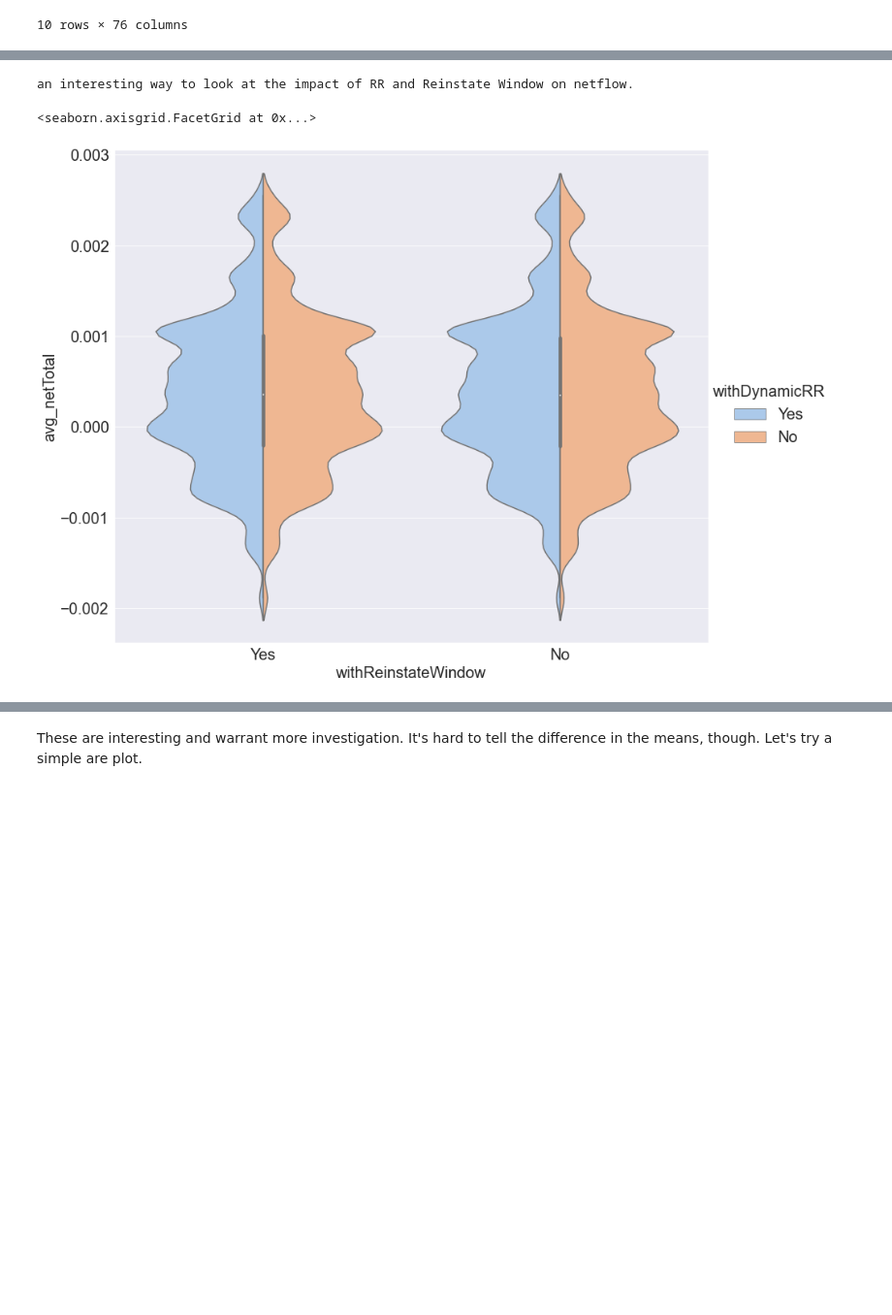
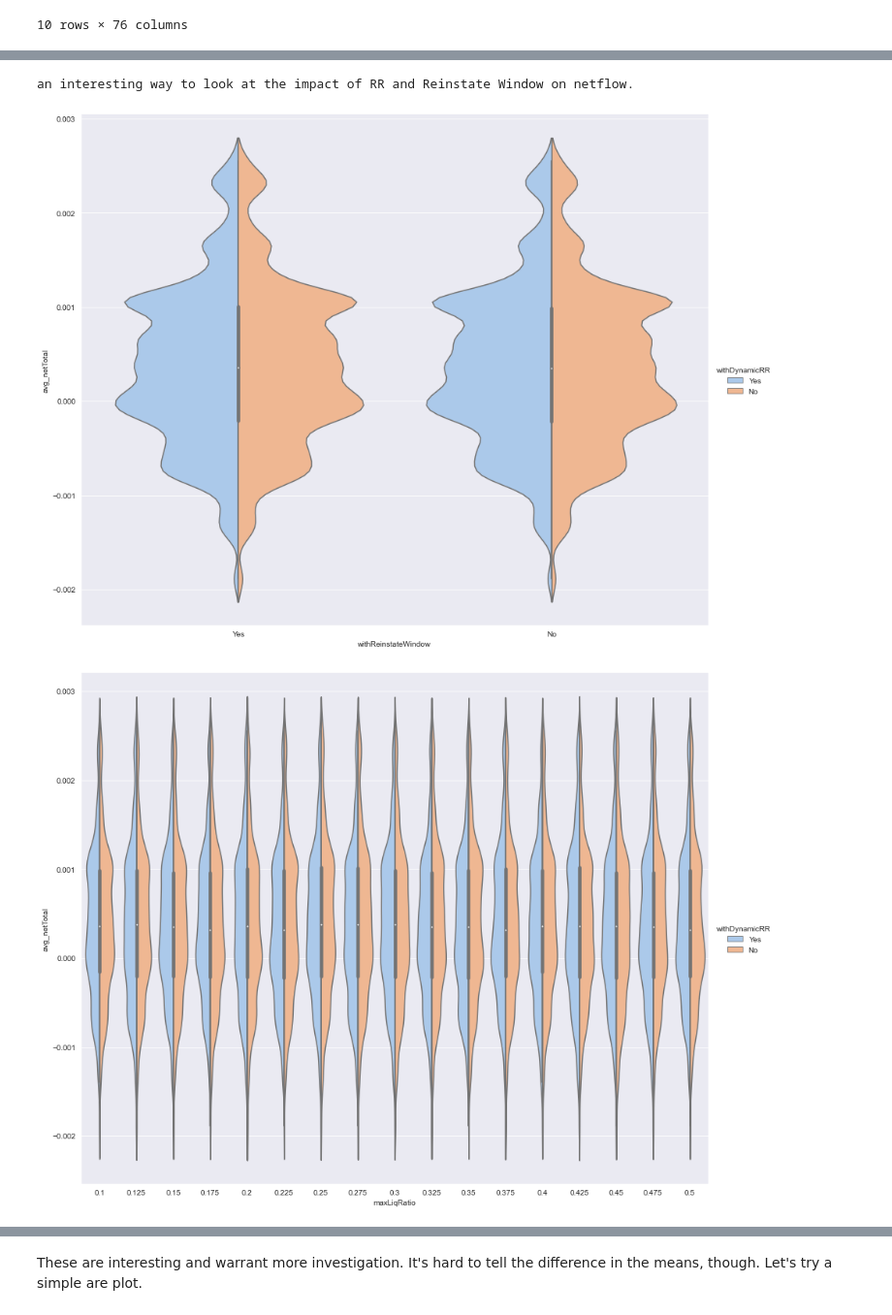
Before and after one commit to EdgeCaser/LiquiditySims, a Jupyter notebook: Stats.ipynb, the cells around one changed output, grey strips where cells are left out. Shown at 97% size. Cells and saved outputs as stored; diff of their text form; code cells hidden in the pictures; blank space fills up the shorter version.

```diff
--- a/Stats.ipynb
+++ b/Stats.ipynb
@@ -57,14 +59,21 @@ sns.catplot(x="withReinstateWindow", y="avg_liqUSD", hue="withDynamicRR",
 # %%
 print("an interesting way to look at the impact of RR and Reinstate Window on netflow.")
 
 sns.catplot(x="withReinstateWindow", y="avg_netTotal", hue="withDynamicRR",
             kind="violin", split=True,
             palette="pastel", data=df
             ,height = 10, aspect = 1.25)
+
+sns.catplot(x="maxLiqRatio", y="avg_netTotal", hue="withDynamicRR",
+            kind="violin", split=True,
+            palette="pastel", data=df
+            ,height = 10, aspect = 1.25)
+
+plt.show()
 # %% [output]
 an interesting way to look at the impact of RR and Reinstate Window on netflow.
-<seaborn.axisgrid.FacetGrid at 0x...>
-[figure, old version]
+[figure, new version]
+[figure, added]
 # %%
 sns.catplot(x="withReinstateWindow", y="avg_floatingMarketcap", hue="withDynamicRR",
             kind="violin", split=True,
```
Also changed, not shown: parts of 15 cells of this notebook, 1 other file.
